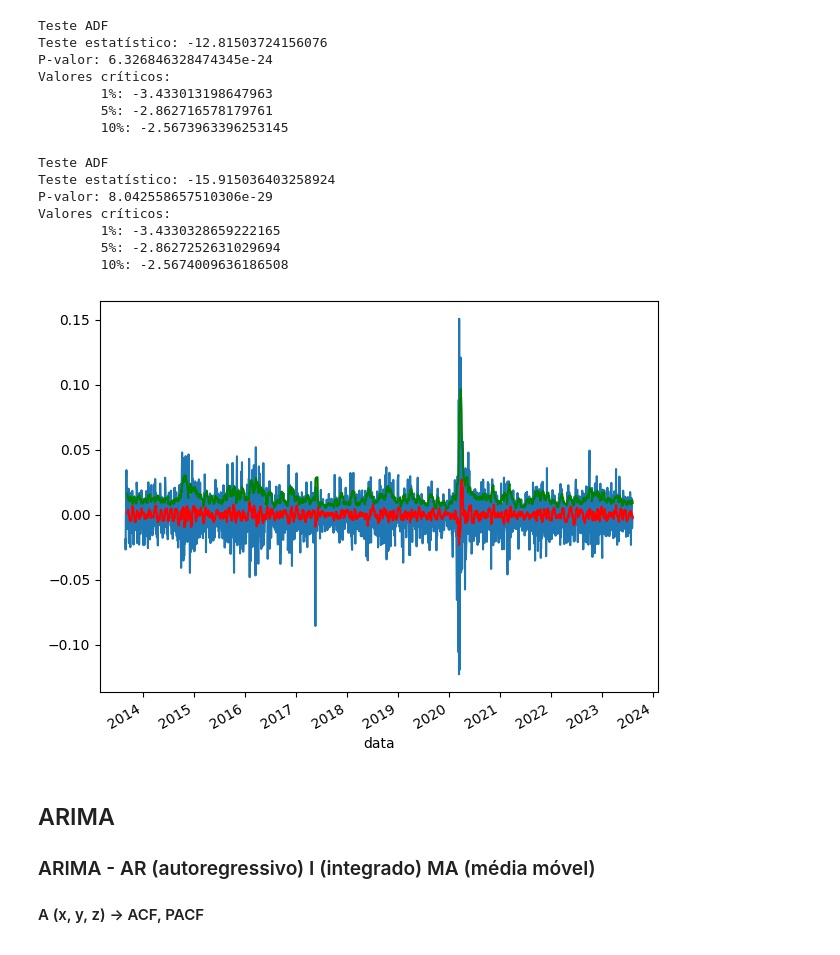
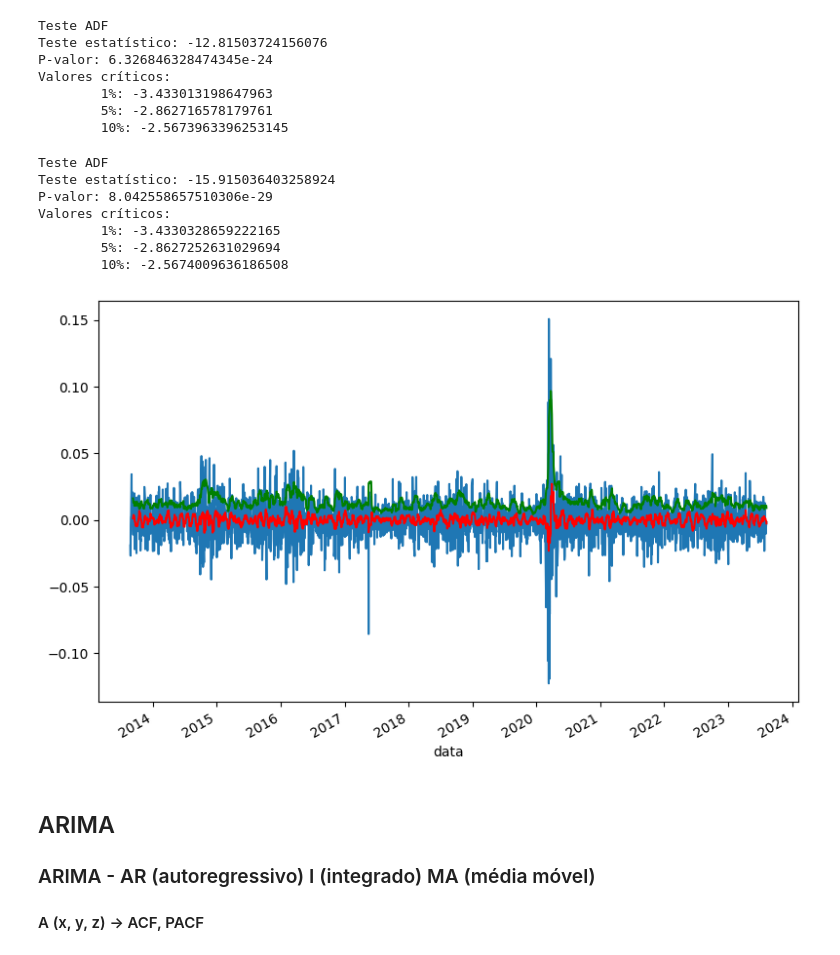
Before and after one commit to jorgeplatero/postech_techchallenge_fase_2, a Jupyter notebook: notebook.ipynb, the cells around one changed output. Saved outputs shown, nothing was run; the diff lists cells and outputs as text; code cells hidden in the pictures.

```diff
--- a/notebook.ipynb
+++ b/notebook.ipynb
@@ -252,7 +252,7 @@ df_s = (df_log - ma_log).dropna()
 ma_s = df_s.rolling(12).mean()
 std_s = df_s.rolling(12).std()
 
-f, ax = plt.subplots()
+f, ax = plt.subplots(figsize=(8,5))
 df_s.plot(ax = ax, legend = False)
 ma_s.plot(ax = ax, legend = False, color = 'r')
 std_s.plot(ax = ax, legend = False, color = 'g')
@@ -282,34 +282,34 @@ Valores críticos:
 # %%
 df_diff = df_s.diff(1)
 ma_diff = df_diff.rolling(12).mean()
 std_diff = df_diff.rolling(12).std()
 
-f, ax = plt.subplots()
+f, ax = plt.subplots(figsize=(8,5))
 df_diff.plot(ax = ax, legend = False)
 ma_diff.plot(ax = ax, legend = False, color = 'r')
 std_diff.plot(ax = ax, legend = False, color = 'g')
 plt.tight_layout()
 
 X_diff = df_diff.ultimo.dropna().values
 
 result_diff = adfuller(X_diff)
 
 print('Teste ADF')
 print(f'Teste estatístico: {result_diff[0]}')
 print(f'P-valor: {result_diff[1]}')
 print(f'Valores críticos:')
 
 for key, value in result_diff[4].items():
     print(f'\t{key}: {value}')
 # %% [output]
 Teste ADF
 Teste estatístico: -15.915036403258924
 P-valor: 8.042558657510306e-29
 Valores críticos:
         1%: -3.4330328659222165
         5%: -2.8627252631029694
         10%: -2.5674009636186508
-[figure, old version]
+[figure, new version]
 # %% [markdown]
 ## ARIMA
 
```
Also changed, not shown: parts of 13 cells of this notebook.
